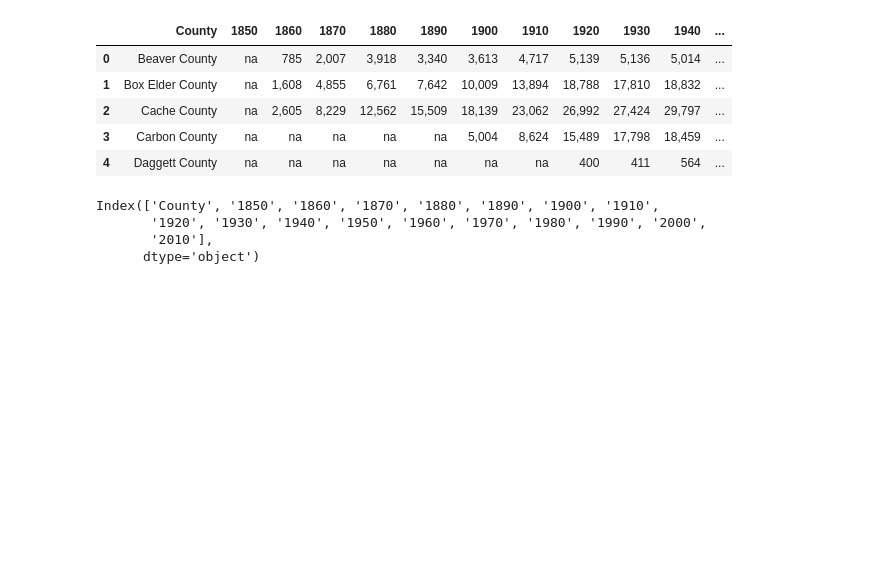
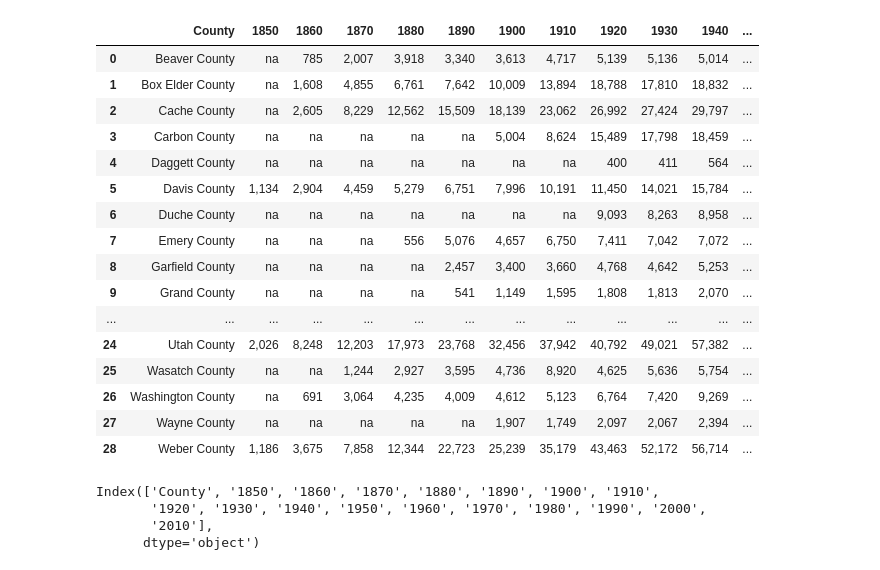
Before and after one commit to mdsinger/final_project_github, a Jupyter notebook: Final Project Population by County.ipynb, the cells around one changed output. Cells and saved outputs as stored; diff of their text form; code cells hidden in the pictures; blank space fills up the shorter version.

```diff
--- a/Final Project Population by County.ipynb
+++ b/Final Project Population by County.ipynb
@@ -6,15 +6,26 @@ import matplotlib.pyplot as plt
 # %%
 # Load the data.csv dataset.
 file_path = "Population-by-County-1850-2010.csv"
 df = pd.read_csv(file_path)#, index_col=0)
-df.head()
+df
 # %% [output]
 |  | County | 1850 | 1860 | 1870 | 1880 | 1890 | 1900 | 1910 | 1920 | 1930 | 1940 | ... |
 | 0 | Beaver County | na | 785 | 2,007 | 3,918 | 3,340 | 3,613 | 4,717 | 5,139 | 5,136 | 5,014 | ... |
 | 1 | Box Elder County | na | 1,608 | 4,855 | 6,761 | 7,642 | 10,009 | 13,894 | 18,788 | 17,810 | 18,832 | ... |
 | 2 | Cache County | na | 2,605 | 8,229 | 12,562 | 15,509 | 18,139 | 23,062 | 26,992 | 27,424 | 29,797 | ... |
 | 3 | Carbon County | na | na | na | na | na | 5,004 | 8,624 | 15,489 | 17,798 | 18,459 | ... |
 | 4 | Daggett County | na | na | na | na | na | na | na | 400 | 411 | 564 | ... |
+| 5 | Davis County | 1,134 | 2,904 | 4,459 | 5,279 | 6,751 | 7,996 | 10,191 | 11,450 | 14,021 | 15,784 | ... |
+| 6 | Duche County | na | na | na | na | na | na | na | 9,093 | 8,263 | 8,958 | ... |
+| 7 | Emery County | na | na | na | 556 | 5,076 | 4,657 | 6,750 | 7,411 | 7,042 | 7,072 | ... |
+| 8 | Garfield County | na | na | na | na | 2,457 | 3,400 | 3,660 | 4,768 | 4,642 | 5,253 | ... |
+| 9 | Grand County | na | na | na | na | 541 | 1,149 | 1,595 | 1,808 | 1,813 | 2,070 | ... |
+| ... | ... | ... | ... | ... | ... | ... | ... | ... | ... | ... | ... | ... |
+| 24 | Utah County | 2,026 | 8,248 | 12,203 | 17,973 | 23,768 | 32,456 | 37,942 | 40,792 | 49,021 | 57,382 | ... |
+| 25 | Wasatch County | na | na | 1,244 | 2,927 | 3,595 | 4,736 | 8,920 | 4,625 | 5,636 | 5,754 | ... |
+| 26 | Washington County | na | 691 | 3,064 | 4,235 | 4,009 | 4,612 | 5,123 | 6,764 | 7,420 | 9,269 | ... |
+| 27 | Wayne County | na | na | na | na | na | 1,907 | 1,749 | 2,097 | 2,067 | 2,394 | ... |
+| 28 | Weber County | 1,186 | 3,675 | 7,858 | 12,344 | 22,723 | 25,239 | 35,179 | 43,463 | 52,172 | 56,714 | ... |
 # %%
 df.columns
 # %% [output]
```
Also changed, not shown: parts of 5 cells of this notebook.
